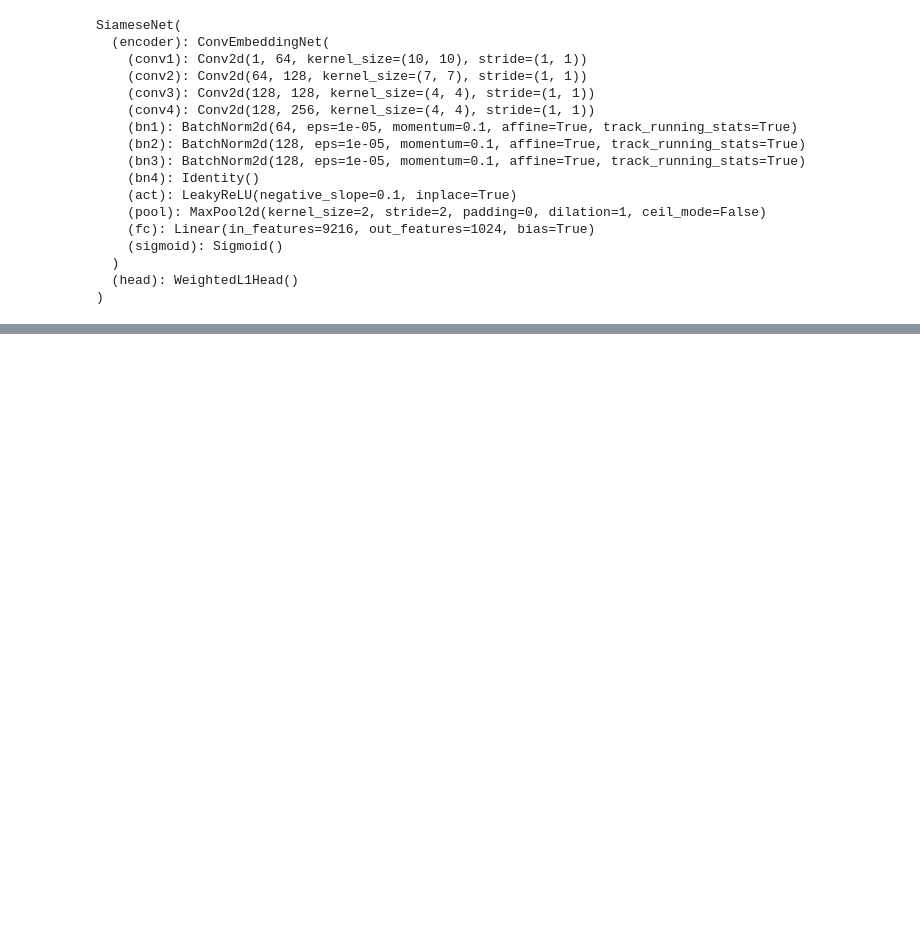
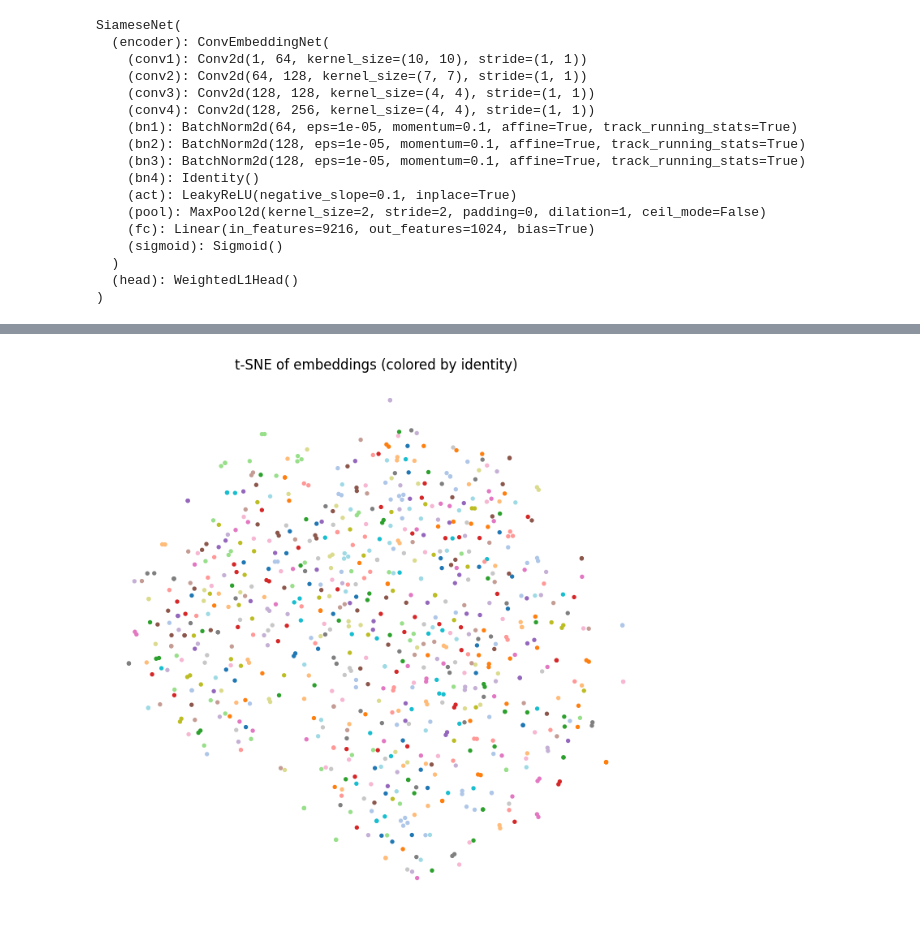
Before and after one commit to yehonatan768/Facial_Recognition, a Jupyter notebook: notebooks/False_Anlysis.ipynb, the cells around one changed output, grey strips where cells are left out. Saved outputs shown, nothing was run; the diff lists cells and outputs as text; code cells hidden in the pictures; blank space fills up the shorter version.

Commit message:
upload more plots

```diff
--- a/notebooks/False_Anlysis.ipynb
+++ b/notebooks/False_Anlysis.ipynb
@@ -270,20 +327,13 @@ df.head()
 # %%
-# -------------------------
-# Choose threshold and label errors
-# -------------------------
-def apply_threshold(df: pd.DataFrame, tau: float) -> pd.DataFrame:
-    out = df.copy()
-    out["y_pred"] = (out["score"].values >= tau).astype(int)
-    out["error_type"] = "TP"
-    out.loc[(out.y_true == 0) & (out.y_pred == 1), "error_type"] = "FP"
-    out.loc[(out.y_true == 1) & (out.y_pred == 0), "error_type"] = "FN"
-    out.loc[(out.y_true == 0) & (out.y_pred == 0), "error_type"] = "TN"
-    return out
+import pandas as pd
 
-tau = 0.5   # change if you want
+df = pd.read_csv(run_dir / "false_analysis" / "raw_predictions.csv")
+
+tau = 0.5
 dfa = apply_threshold(df, tau)
 
 acc = (dfa["y_pred"] == dfa["y_true"]).mean()
 fp = (dfa["error_type"] == "FP").sum()
 fn = (dfa["error_type"] == "FN").sum()
+
 print(f"tau={tau:.3f} | test accuracy={acc:.4f} | FP={fp} | FN={fn}")
@@ -447,22 +475,48 @@ plt.show()
 # %%
-# -------------------------
-# Optional: embedding t-SNE (sample)
-# -------------------------
+import numpy as np
+import json
+import matplotlib.pyplot as plt
 from sklearn.manifold import TSNE
 
-# sample to keep it fast
+# -------------------------
+# Sample (keep it fast)
+# -------------------------
 sample_n = min(800, len(df))
 sdf = df.sample(sample_n, random_state=42).reset_index(drop=True)
 
-E = np.stack(sdf["e1"].apply(lambda x: np.array(json.loads(x) if isinstance(x,str) else x)).values)
+# -------------------------
+# Load embeddings
+# -------------------------
+E = np.stack(
+    sdf["e1"].apply(lambda x: np.array(json.loads(x) if isinstance(x, str) else x)).values
+)
+
 labels = sdf["id1"].values
 
-tsne = TSNE(n_components=2, perplexity=30, learning_rate="auto", init="pca", random_state=42)
+# -------------------------
+# t-SNE
+# -------------------------
+tsne = TSNE(
+    n_components=2,
+    perplexity=30,
+    learning_rate="auto",
+    init="pca",
+    random_state=42
+)
 Z = tsne.fit_transform(E)
 
-plt.figure(figsize=(7,7))
-plt.scatter(Z[:,0], Z[:,1], s=8)
-plt.title("t-SNE of embeddings (sample)")
-plt.grid(True)
+# -------------------------
+# Color by identity
+# -------------------------
+uniq_ids = np.unique(labels)
+id_to_int = {id_: i for i, id_ in enumerate(uniq_ids)}
+colors = np.array([id_to_int[l] for l in labels])
+
+plt.figure(figsize=(7, 7))
+plt.scatter(Z[:, 0], Z[:, 1], c=colors, cmap="tab20", s=8)
+plt.title("t-SNE of embeddings (colored by identity)")
+plt.axis("off")
 plt.tight_layout()
 plt.show()
+# %% [output]
+[figure, added]
```
Also changed, not shown: parts of 20 cells of this notebook, 3 other files.
